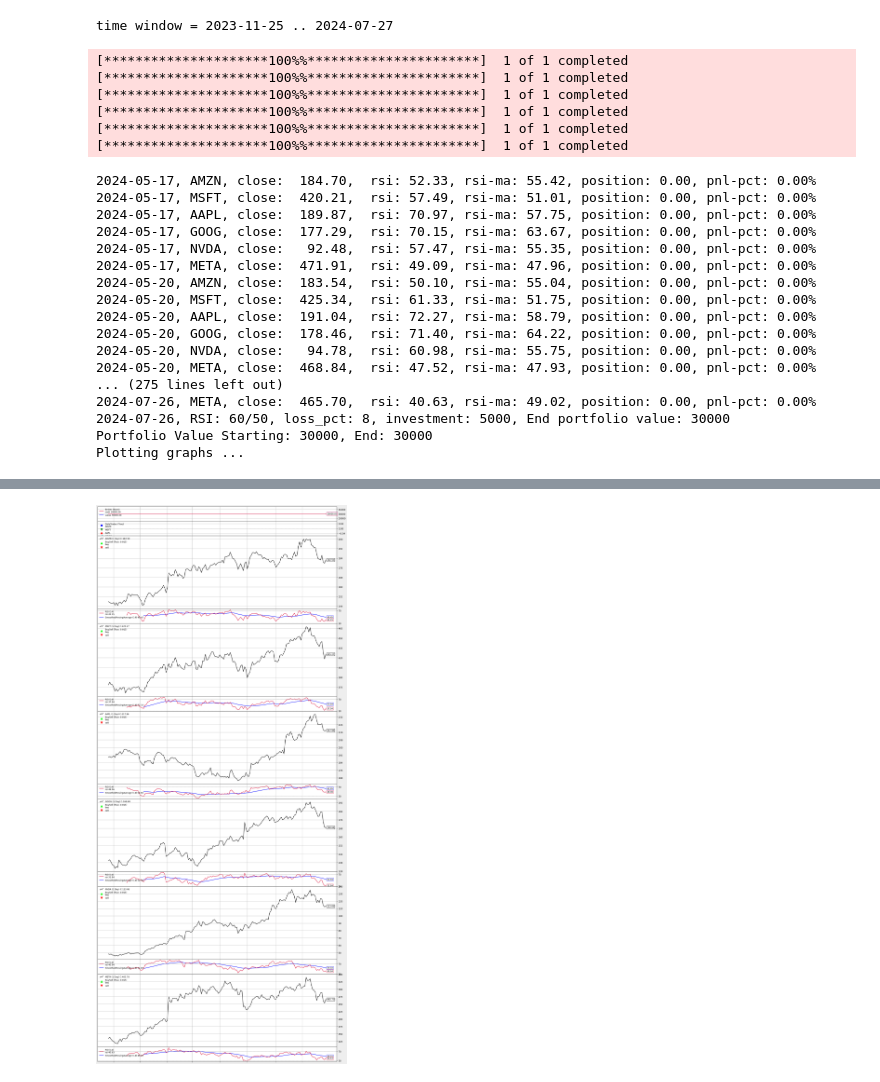
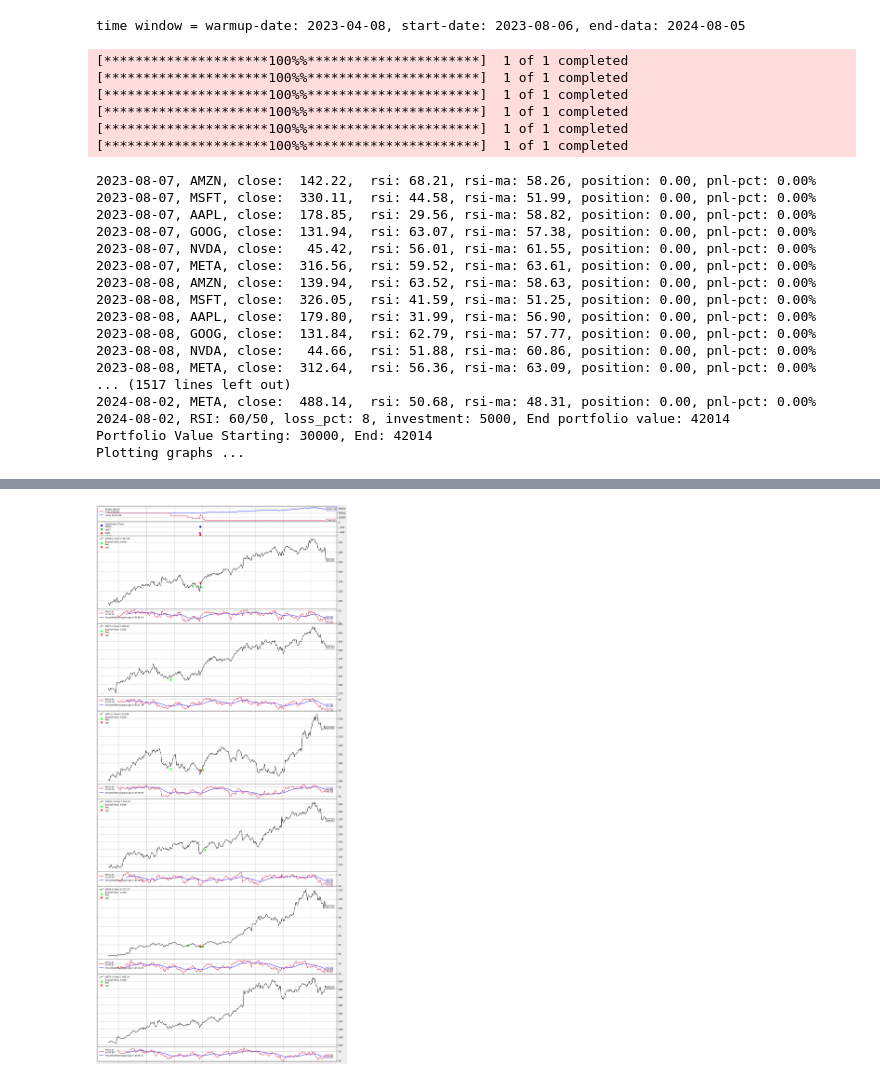
Before and after one commit to joaovicente/trade-advisor, a Jupyter notebook: notebooks/optimise.ipynb, the cells around one changed output, grey strips where cells are left out. Drawn from its saved outputs; the diff is of its cells as text; code cells hidden in the pictures.

Commit message:
Corrected warmup and start dates

```diff
--- a/notebooks/optimise.ipynb
+++ b/notebooks/optimise.ipynb
@@ -46,7 +46,8 @@ number_of_days_to_simulate, time_travel_days, tickers = num_years_in_days, year_
 #number_of_days_to_simulate, time_travel_days, tickers = 365, 365 * 0, tech_stock
 
 end_date=datetime.datetime.today().date() - datetime.timedelta(time_travel_days)
-start_date = end_date - datetime.timedelta(number_of_days_to_simulate + time_travel_days - BacktraderStrategy.RSI_WARMUP_IN_DAYS)
+warmup_date = end_date - datetime.timedelta(number_of_days_to_simulate + BacktraderStrategy.RSI_WARMUP_IN_DAYS)
+start_date = end_date - datetime.timedelta(number_of_days_to_simulate)
 
 #start_date = datetime.datetime.strptime('2024-01-01', "%Y-%m-%d").date()
 #end_date = datetime.datetime.strptime('2024-12-01', "%Y-%m-%d").date()
@@ -85,6 +86,7 @@ if __name__ == '__main__':
     if not optimise:
         # Add a strategy (see strategy-controls)
         cerebro.addstrategy(BacktraderStrategy,
+                            start_date = start_date,
                             printlog = printlog,
                             upper_rsi = upper_rsi,
                             lower_rsi = lower_rsi,
@@ -94,6 +96,7 @@ if __name__ == '__main__':
     else:
         strats = cerebro.optstrategy(
             BacktraderStrategy,
+            start_date = start_date,
             upper_rsi= 60 , # upper_rsi=range(55, 70, 5), RSI-upper down-crossing not wired
             lower_rsi = 40, # range(30, 60, 5),
             loss_pct_threshold = 8, # range(1,15),
@@ -103,11 +106,11 @@ if __name__ == '__main__':
             )
         cerebro.addanalyzer(btanalyzers.DrawDown, _name='drawdown')
 
-    print(f"time window = {start_date} .. {end_date}")
+    print(f"time window = warmup-date: {warmup_date}, start-date: {start_date}, end-data: {end_date}")
 
     # Add the Data Feed to Cerebro
     for ticker in tickers:
-        data = bt.feeds.PandasData(dataname=yf.download(ticker, start_date, end_date))
+        data = bt.feeds.PandasData(dataname=yf.download(ticker, warmup_date, end_date))
         cerebro.adddata(data=data, name=ticker)
 
     # Set our desired cash start
@@ -120,48 +123,48 @@ if __name__ == '__main__':
     opt_runs = cerebro.run(maxcpus=1)
 
     if optimise:
         print('Optimised runs by Final Value:')
         sorted_results = sorted(stats, key=lambda x: x['final_value'], reverse=True)
         for result in sorted_results[:5]:
             print(result)
     else:
         # Print out the final result
         print(f'Portfolio Value Starting: {start_portfolio_value:.0f}, End: {cerebro.broker.getvalue():.0f}')
         print(f'Plotting graphs ...')
         # Plot the result
         %matplotlib inline
         import matplotlib.pyplot as plt
         from pylab import rcParams #Creates parameters for our plot
         rcParams['figure.figsize'] = 16, 6 * len(tickers) #size
         rcParams['figure.facecolor'] = '#eeeeee' #Color scheme
         plt.plot() #The Plot Code
         plt.close()
         cerebro.plot(iplot=True, volume=False)
 # %% [output]
-time window = 2023-11-25 .. 2024-07-27
+time window = warmup-date: 2023-04-08, start-date: 2023-08-06, end-data: 2024-08-05
 [*********************100%%**********************]  1 of 1 completed
 [*********************100%%**********************]  1 of 1 completed
 [*********************100%%**********************]  1 of 1 completed
 [*********************100%%**********************]  1 of 1 completed
 [*********************100%%**********************]  1 of 1 completed
 [*********************100%%**********************]  1 of 1 completed
-2024-05-17, AMZN, close:  184.70,  rsi: 52.33, rsi-ma: 55.42, position: 0.00, pnl-pct: 0.00%
-2024-05-17, MSFT, close:  420.21,  rsi: 57.49, rsi-ma: 51.01, position: 0.00, pnl-pct: 0.00%
-2024-05-17, AAPL, close:  189.87,  rsi: 70.97, rsi-ma: 57.75, position: 0.00, pnl-pct: 0.00%
-2024-05-17, GOOG, close:  177.29,  rsi: 70.15, rsi-ma: 63.67, position: 0.00, pnl-pct: 0.00%
-2024-05-17, NVDA, close:   92.48,  rsi: 57.47, rsi-ma: 55.35, position: 0.00, pnl-pct: 0.00%
-2024-05-17, META, close:  471.91,  rsi: 49.09, rsi-ma: 47.96, position: 0.00, pnl-pct: 0.00%
-2024-05-20, AMZN, close:  183.54,  rsi: 50.10, rsi-ma: 55.04, position: 0.00, pnl-pct: 0.00%
-2024-05-20, MSFT, close:  425.34,  rsi: 61.33, rsi-ma: 51.75, position: 0.00, pnl-pct: 0.00%
-2024-05-20, AAPL, close:  191.04,  rsi: 72.27, rsi-ma: 58.79, position: 0.00, pnl-pct: 0.00%
-2024-05-20, GOOG, close:  178.46,  rsi: 71.40, rsi-ma: 64.22, position: 0.00, pnl-pct: 0.00%
-2024-05-20, NVDA, close:   94.78,  rsi: 60.98, rsi-ma: 55.75, position: 0.00, pnl-pct: 0.00%
-2024-05-20, META, close:  468.84,  rsi: 47.52, rsi-ma: 47.93, position: 0.00, pnl-pct: 0.00%
-... (275 lines left out)
-2024-07-26, META, close:  465.70,  rsi: 40.63, rsi-ma: 49.02, position: 0.00, pnl-pct: 0.00%
-2024-07-26, RSI: 60/50, loss_pct: 8, investment: 5000, End portfolio value: 30000
-Portfolio Value Starting: 30000, End: 30000
+2023-08-07, AMZN, close:  142.22,  rsi: 68.21, rsi-ma: 58.26, position: 0.00, pnl-pct: 0.00%
+2023-08-07, MSFT, close:  330.11,  rsi: 44.58, rsi-ma: 51.99, position: 0.00, pnl-pct: 0.00%
+2023-08-07, AAPL, close:  178.85,  rsi: 29.56, rsi-ma: 58.82, position: 0.00, pnl-pct: 0.00%
+2023-08-07, GOOG, close:  131.94,  rsi: 63.07, rsi-ma: 57.38, position: 0.00, pnl-pct: 0.00%
+2023-08-07, NVDA, close:   45.42,  rsi: 56.01, rsi-ma: 61.55, position: 0.00, pnl-pct: 0.00%
+2023-08-07, META, close:  316.56,  rsi: 59.52, rsi-ma: 63.61, position: 0.00, pnl-pct: 0.00%
+2023-08-08, AMZN, close:  139.94,  rsi: 63.52, rsi-ma: 58.63, position: 0.00, pnl-pct: 0.00%
+2023-08-08, MSFT, close:  326.05,  rsi: 41.59, rsi-ma: 51.25, position: 0.00, pnl-pct: 0.00%
+2023-08-08, AAPL, close:  179.80,  rsi: 31.99, rsi-ma: 56.90, position: 0.00, pnl-pct: 0.00%
+2023-08-08, GOOG, close:  131.84,  rsi: 62.79, rsi-ma: 57.77, position: 0.00, pnl-pct: 0.00%
+2023-08-08, NVDA, close:   44.66,  rsi: 51.88, rsi-ma: 60.86, position: 0.00, pnl-pct: 0.00%
+2023-08-08, META, close:  312.64,  rsi: 56.36, rsi-ma: 63.09, position: 0.00, pnl-pct: 0.00%
+... (1517 lines left out)
+2024-08-02, META, close:  488.14,  rsi: 50.68, rsi-ma: 48.31, position: 0.00, pnl-pct: 0.00%
+2024-08-02, RSI: 60/50, loss_pct: 8, investment: 5000, End portfolio value: 42014
+Portfolio Value Starting: 30000, End: 42014
 Plotting graphs ...
 [interactive output not drawn]
 [interactive output not drawn]
-[figure, old version]
+[figure, new version]
```
